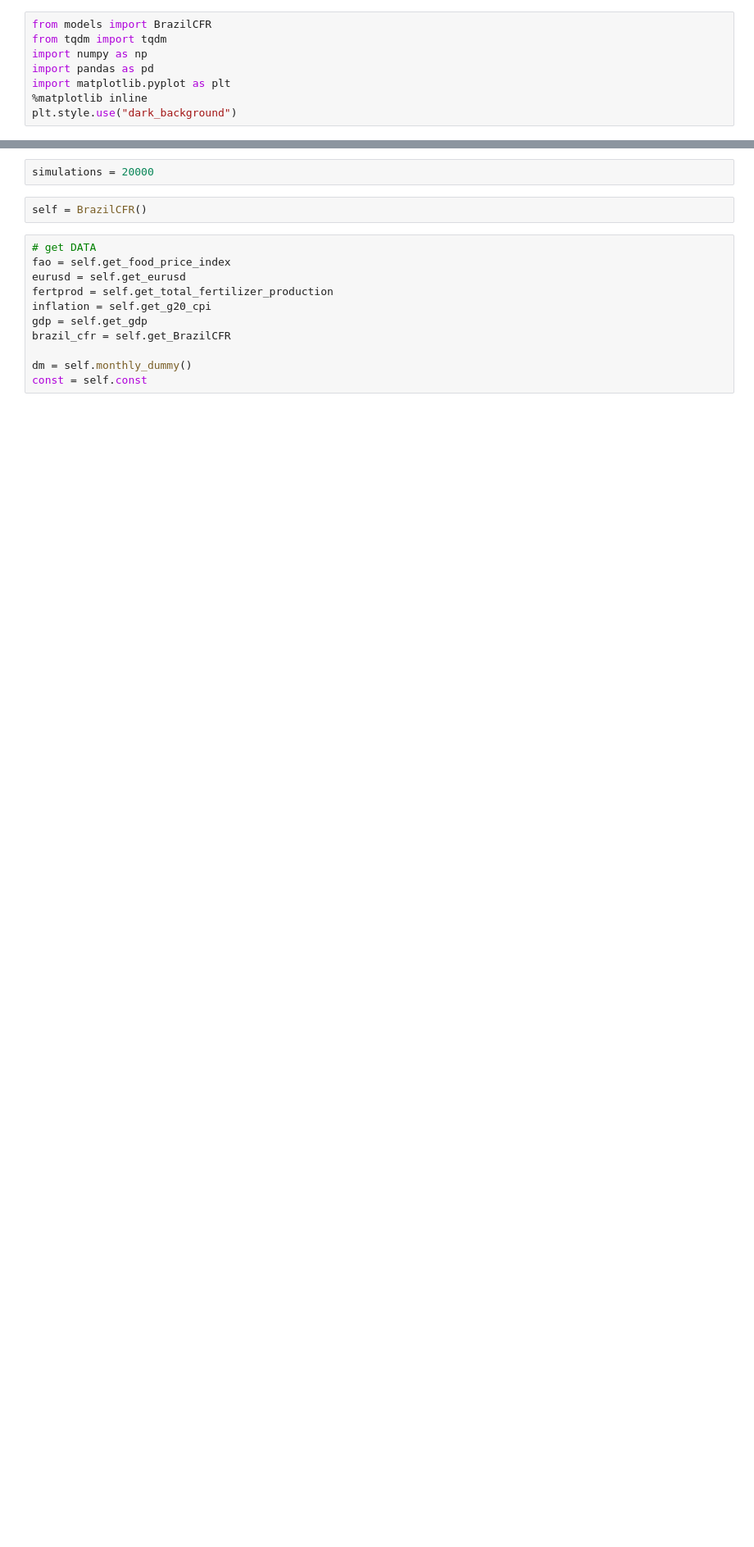
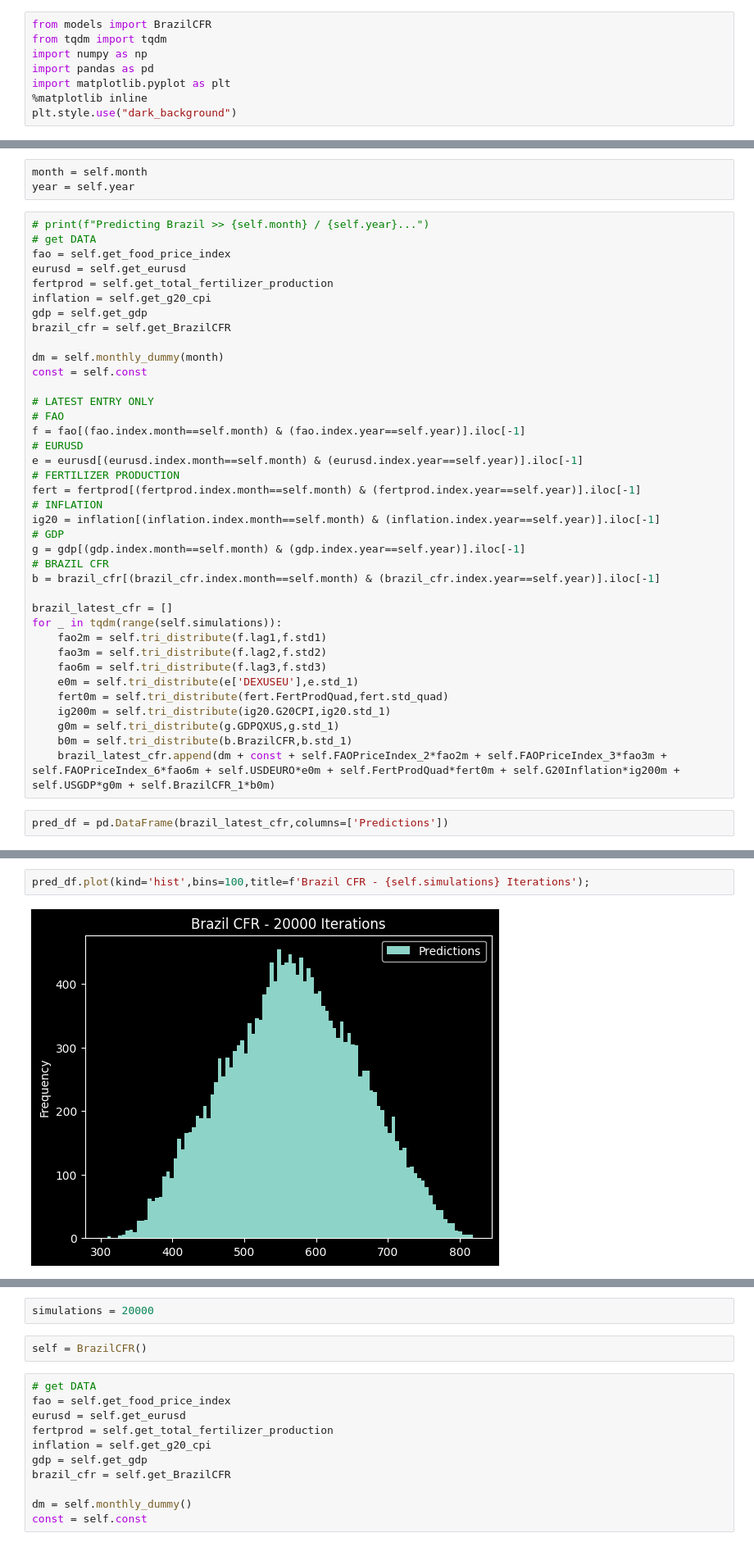
Before and after one commit to ali-meesam/Canpotex, a Jupyter notebook: BrazilCFR Model Base.ipynb, the cells around one changed output, grey strips where cells are left out. Shown at 82% size. Cells and saved outputs as stored; diff of their text form; blank space fills up the shorter version.

Commit message:
Canpotex Data feed updated for 2023 Manual forecast

```diff
--- a/BrazilCFR Model Base.ipynb
+++ b/BrazilCFR Model Base.ipynb
@@ -8,0 +21,43 @@ plt.style.use("dark_background")
+# %%
+month = self.month
+year = self.year
+# %%
+# print(f"Predicting Brazil >> {self.month} / {self.year}...")
+# get DATA
+fao = self.get_food_price_index
+eurusd = self.get_eurusd
+fertprod = self.get_total_fertilizer_production
+inflation = self.get_g20_cpi
+gdp = self.get_gdp
+brazil_cfr = self.get_BrazilCFR
+
+dm = self.monthly_dummy(month)
+const = self.const
+
+# LATEST ENTRY ONLY
+# FAO
+f = fao[(fao.index.month==self.month) & (fao.index.year==self.year)].iloc[-1]
+# EURUSD
+e = eurusd[(eurusd.index.month==self.month) & (eurusd.index.year==self.year)].iloc[-1]
+# FERTILIZER PRODUCTION
+fert = fertprod[(fertprod.index.month==self.month) & (fertprod.index.year==self.year)].iloc[-1]
+# INFLATION
+ig20 = inflation[(inflation.index.month==self.month) & (inflation.index.year==self.year)].iloc[-1]
+# GDP
+g = gdp[(gdp.index.month==self.month) & (gdp.index.year==self.year)].iloc[-1]
+# BRAZIL CFR
+b = brazil_cfr[(brazil_cfr.index.month==self.month) & (brazil_cfr.index.year==self.year)].iloc[-1]
+
+brazil_latest_cfr = []
+for _ in tqdm(range(self.simulations)):
+    fao2m = self.tri_distribute(f.lag1,f.std1)
+    fao3m = self.tri_distribute(f.lag2,f.std2)
+    fao6m = self.tri_distribute(f.lag3,f.std3)
+    e0m = self.tri_distribute(e['DEXUSEU'],e.std_1)
+    fert0m = self.tri_distribute(fert.FertProdQuad,fert.std_quad)
+    ig200m = self.tri_distribute(ig20.G20CPI,ig20.std_1)
+    g0m = self.tri_distribute(g.GDPQXUS,g.std_1)
+    b0m = self.tri_distribute(b.BrazilCFR,b.std_1)
+    brazil_latest_cfr.append(dm + const + self.FAOPriceIndex_2*fao2m + self.FAOPriceIndex_3*fao3m + self.FAOPriceIndex_6*fao6m + self.USDEURO*e0m + self.FertProdQuad*fert0m + self.G20Inflation*ig200m + self.USGDP*g0m + self.BrazilCFR_1*b0m)
+# %%
+pred_df = pd.DataFrame(brazil_latest_cfr,columns=['Predictions'])
@@ -8,0 +66,4 @@ plt.style.use("dark_background")
+# %%
+pred_df.plot(kind='hist',bins=100,title=f'Brazil CFR - {self.simulations} Iterations');
+# %% [output]
+[figure, added]
```
Also changed, not shown: parts of 27 cells of this notebook, 9 other files.
